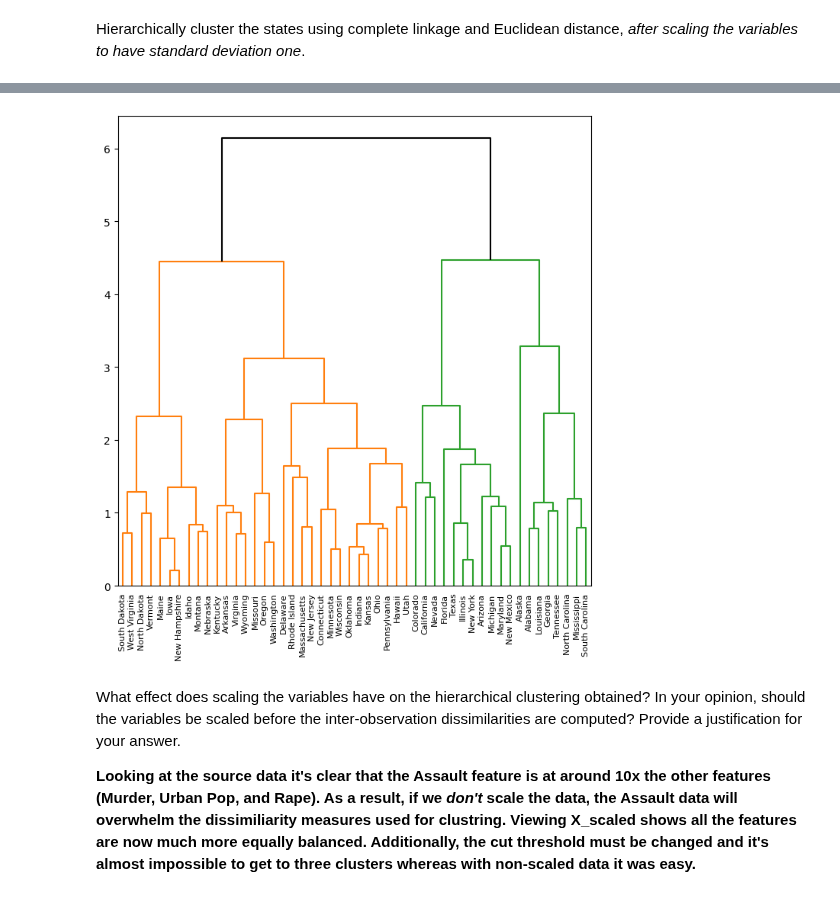
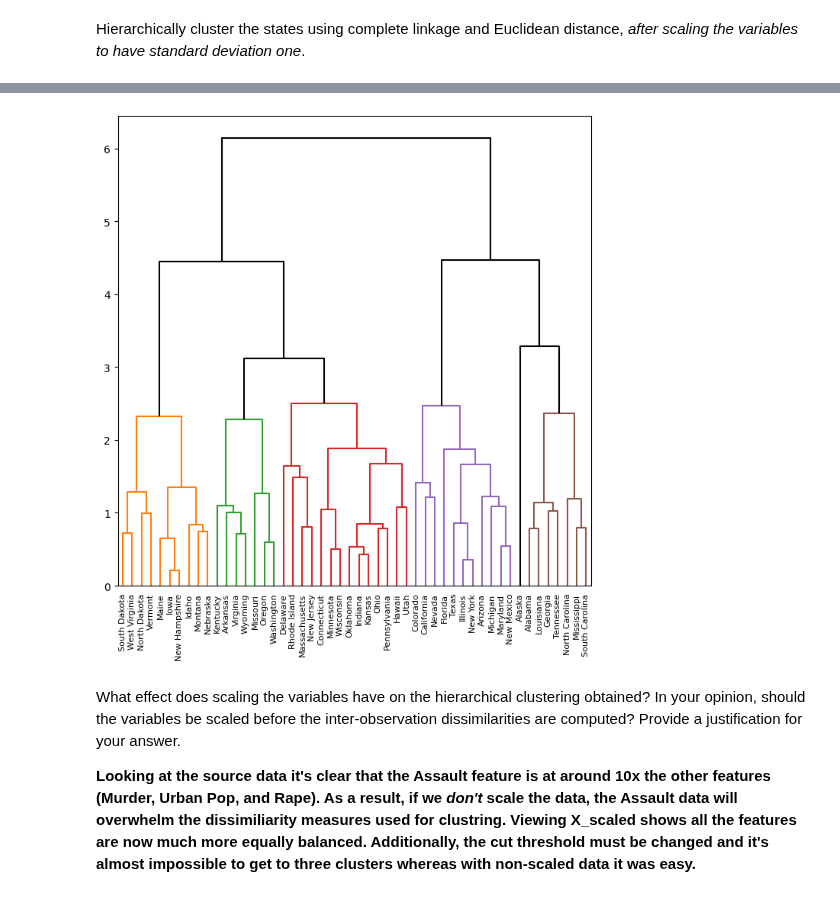
Before and after one commit to robchristiansen13/Learning, a Jupyter notebook: WeberState/CS 6570 (Data Science Algorithms I)/Assignments/CS-6570 Homework 5.ipynb, the cells around one changed output, grey strips where cells are left out. Saved outputs shown, nothing was run; the diff lists cells and outputs as text; code cells hidden in the pictures.

```diff
--- a/WeberState/CS 6570 (Data Science Algorithms I)/Assignments/CS-6570 Homework 5.ipynb
+++ b/WeberState/CS 6570 (Data Science Algorithms I)/Assignments/CS-6570 Homework 5.ipynb
@@ -251,19 +267,19 @@ hc_comp.fit(X_scaled);
 # %%
 #Your Code Here
 from scipy.cluster.hierarchy import dendrogram
 linkage_comp = compute_linkage(hc_comp)
 
 fig, ax = plt.subplots(1, 1, figsize=(8, 8))
 dendrogram(linkage_comp,
            ax=ax,
-           color_threshold=5,
+           color_threshold=3,
            above_threshold_color='black',
            leaf_rotation=90,
            leaf_font_size=8,
            labels=X.index
            );
 # %% [output]
-[figure, old version]
+[figure, new version]
 # %% [markdown]
 What effect does scaling the variables have on the hierarchical clustering obtained? In your opinion, should the variables be scaled before the inter-observation dissimilarities are computed? Provide a justification for your answer.
 
```
Also changed, not shown: parts of 26 cells of this notebook.
